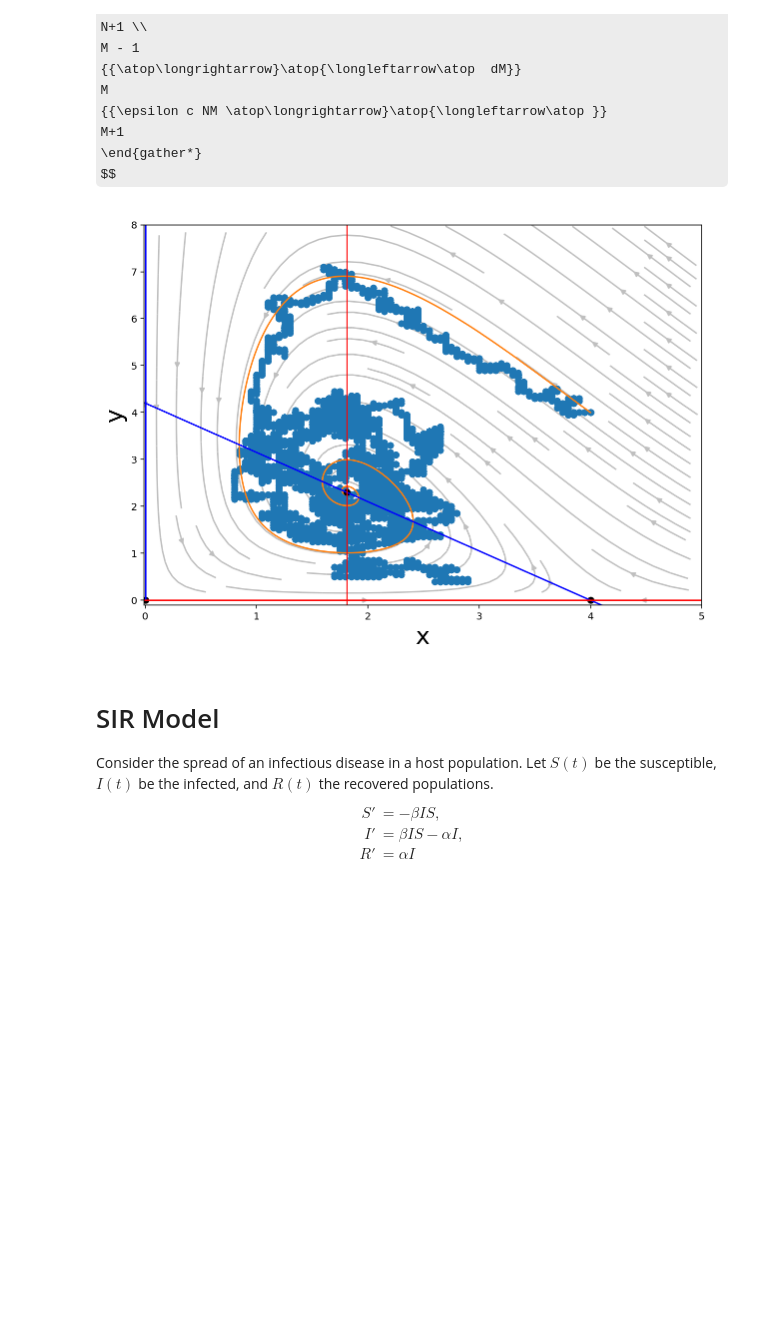
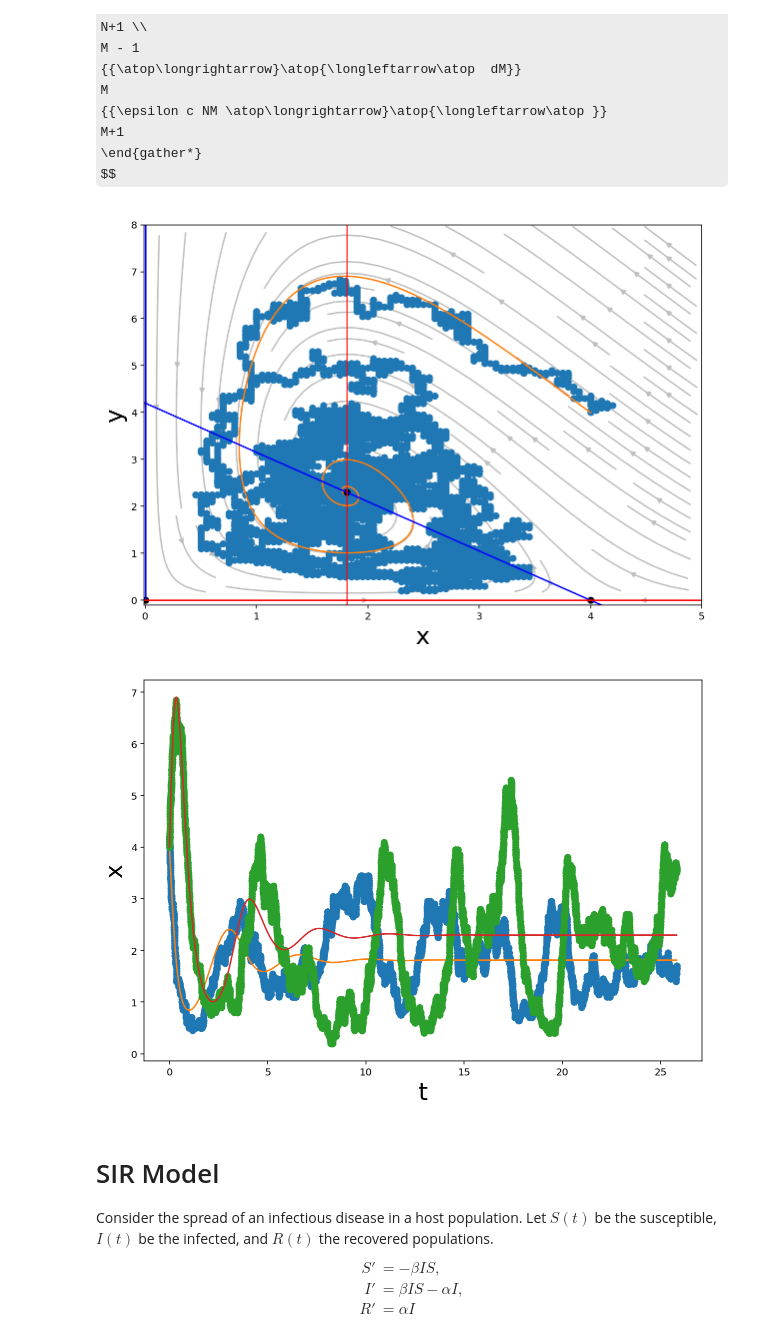
Before and after one commit to newby-jay/MATH371-Winter2020-JupyterNotebooks, a Jupyter notebook: Week 4 - nonlinear systems.ipynb, the cells around one changed output. Saved outputs shown, nothing was run; the diff lists cells and outputs as text; code cells hidden in the pictures; some formulas as TeX source; blank space fills up the shorter version.

```diff
--- a/Week 4 - nonlinear systems.ipynb
+++ b/Week 4 - nonlinear systems.ipynb
@@ -74,7 +74,7 @@ def stochastic_pp(a, b, c, d, epsilon, n0, m0, Nsteps):
             N[j] = N[j-1]
             M[j] = M[j-1] - 1
         ### check for extinction
-        if N[j] == 0 or M[j] == 0:
+        if M[j] == 0:
             return T[:j+1], N[:j+1], M[:j+1] # return the solution so far
     return T, N, M
 def pp_ode(a, b, c, d, x0, y0, Tmax): # change `Nsteps` to alter
@@ -165,7 +165,7 @@ x0 = 4.
 y0 = 4.
 n0 = int(x0/epsilon)
 m0 = int(y0/epsilon)
-Nsteps = 5000
+Nsteps = 10000
 def stochastic_pp(a, b, c, d, epsilon, n0, m0, Nsteps):
     N = zeros(Nsteps)
     N[0] = n0
@@ -226,41 +226,51 @@ figure(1, [10, 7])
 
 ###### Stochastic and ODE trajectories
 T, N, M = stochastic_pp(a, b, c, d, epsilon, n0, m0, Nsteps)
-Tode, Xode, Yode = pp_ode(a, b, c, d, x0, y0, 2*T[-1])
+Tode, Xode, Yode = pp_ode(a, b, c, d, x0, y0, T[-1])
 
 ## ODE and stochastic trajectories
 plot(epsilon*N, epsilon*M, '-o')
 plot(Xode, Yode)
 ## fixed points
 xhat = d/c
 yhat = a/b*(1 - d/c/K)
 plot(xhat, yhat, 'ok')
 plot(0, 0, 'ok')
 plot(K, 0, 'ok')
 
 ###### for vector field and phase plane
 ## x-nullcline
 x = linspace(0, 8, 200)
 plot(0*x, x, 'b')
 plot(x, a/b*(1 - x/K), 'b')
 ## y-nullcline
 x = d/c*ones(200)
 y = linspace(-0.1, 8, 200)
 plot(y, 0*y, 'r')
 plot(x, y, 'r')
 ## vector field
 X, Y = meshgrid(linspace(0, 5, 20), linspace(0, 8, 20))
 U = a*X*(1 - X/K) - b*X*Y
 V = c*X*Y - d*Y
 streamplot(X, Y, U, V, color='0.75')
 
 
 xlim(-0.01, 5)
 ylim(-0.1, 8)
 xlabel('x', fontsize=24)
 ylabel('y', fontsize=24);
+
+figure(2, [10, 7])
+plot(T, epsilon*N, '-o')
+plot(Tode, Xode)
+plot(T, epsilon*M, '-o')
+plot(Tode, Yode)
+
+xlabel('t', fontsize=24)
+ylabel('x', fontsize=24);
 # %% [output]
-[figure, old version]
+[figure, new version]
+[figure, added]
 # %% [markdown]
 # SIR Model
 Consider the spread of an infectious disease in a host population.
```
Also changed, not shown: parts of 1 cell of this notebook.
